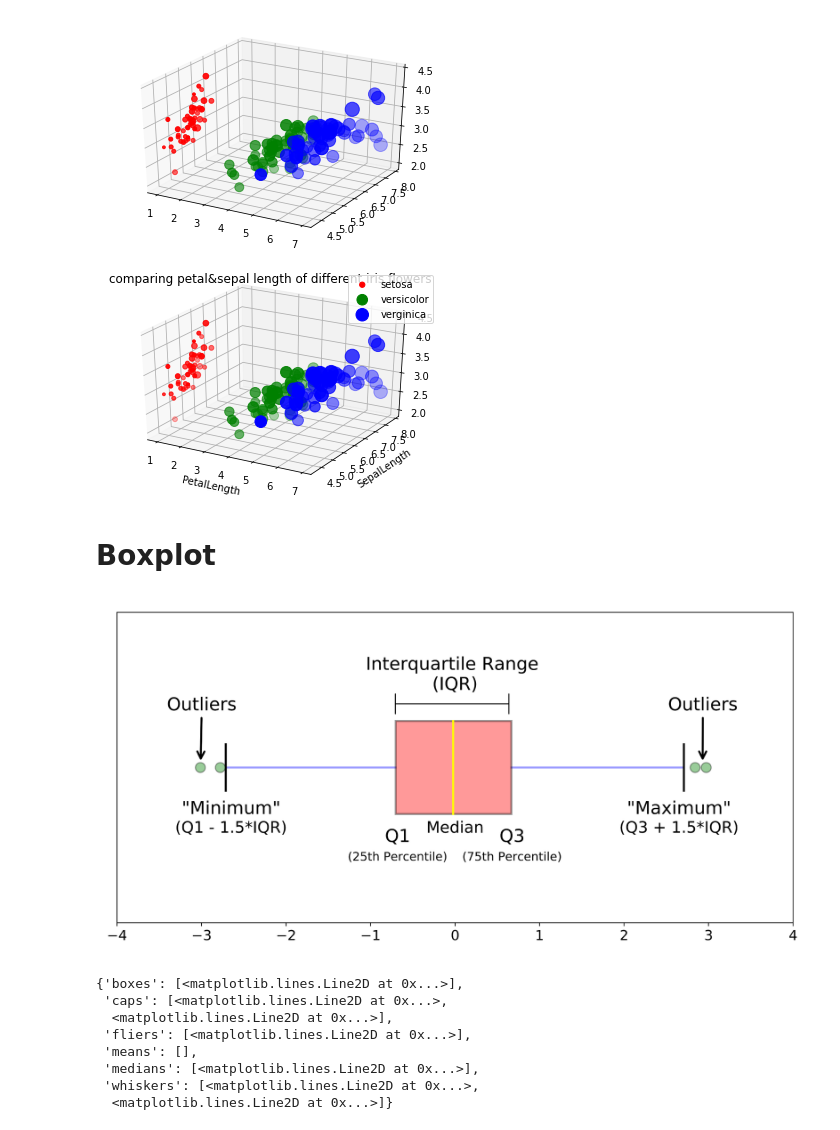
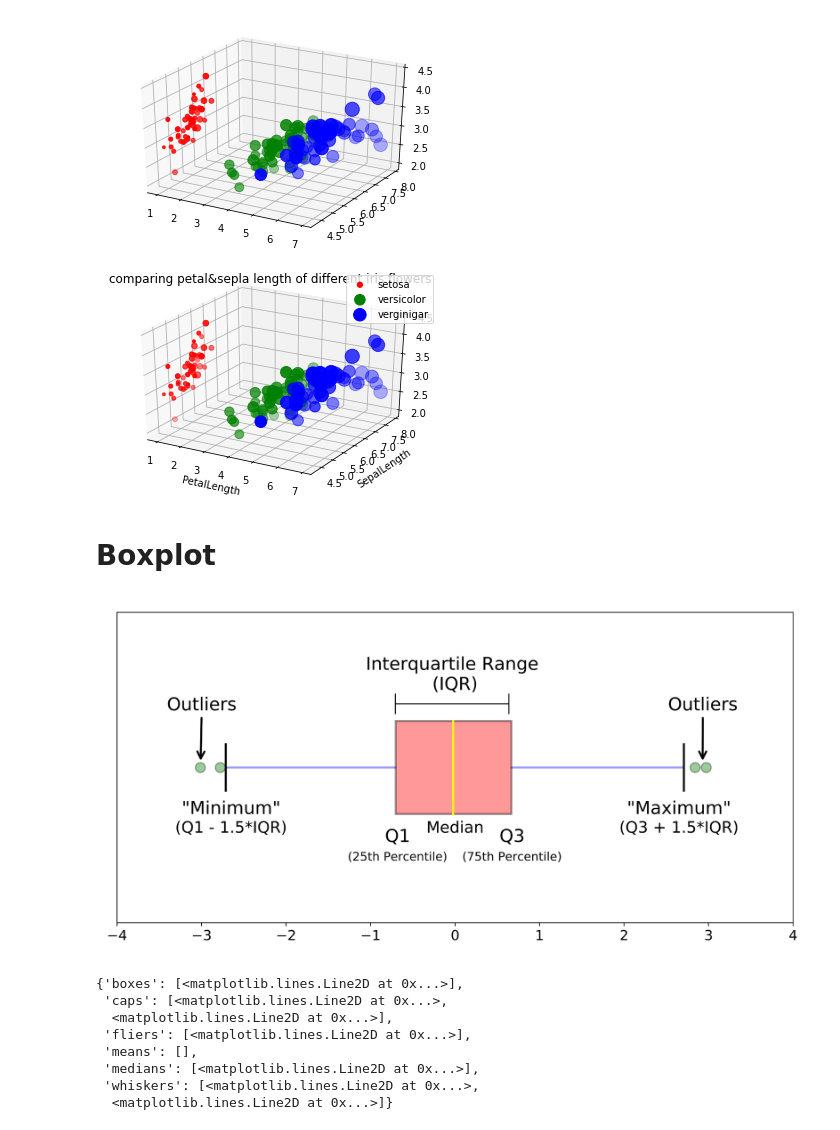
Before and after one commit to Chonthichasi/data_viz_2022, a Jupyter notebook: DataViz02_Data_Distribution.ipynb, the cells around one changed output. Saved outputs shown, nothing was run; the diff lists cells and outputs as text; code cells hidden in the pictures.

```diff
--- a/DataViz02_Data_Distribution.ipynb
+++ b/DataViz02_Data_Distribution.ipynb
@@ -162,17 +159,17 @@ ax.scatter(df2['PetalLength'],df2['SepalLength'],df2['SepalWidth'],c=df2['Name']
 [figure]
 # %%
 ax = plt.axes(projection = "3d")
-ax.scatter(df2['PetalLength'][:50],df2['SepalLength'][:50],df2['SepalWidth'][:50],c=df2['Name'][:50],s=80*df2['PetalWidth'][:50],label='setosa')
+ax.scatter(df2['PetalLength'][:50],df2['SepalLength'][:50],df2['SepalWidth'][:50],c=df2['Name'][:50],s=80*df2['PetalWidth'][:50],label='setosa') # เห็นทั้งสามส่วน [:50] 50ดอกแรก setosa
 ax.scatter(df2['PetalLength'][50:100],df2['SepalLength'][50:100],df2['SepalWidth'][50:100],c=df2['Name'][50:100],s=80*df2['PetalWidth'][50:100],label='versicolor')
-ax.scatter(df2['PetalLength'][100:],df2['SepalLength'][100:],df2['SepalWidth'][100:],c=df2['Name'][100:],s=80*df2['PetalWidth'][100:],label='verginica')
-plt.legend()
-plt.xlabel('PetalLength')
-plt.ylabel('SepalLength')
-plt.title('comparing petal&sepal length of different iris flowers');
+ax.scatter(df2['PetalLength'][100:],df2['SepalLength'][100:],df2['SepalWidth'][100:],c=df2['Name'][100:],s=80*df2['PetalWidth'][100:],label='verginigar')
+plt.legend() # อธิบาย marker
+plt.xlabel('PetalLength') # เปลี่ยนชื่อแกน x
+plt.ylabel('SepalLength') # เปลี่ยนชื่อแกน y
+plt.title('comparing petal&sepla length of different iris flowers'); # plt.title  ตั้งชื่อกราฟ
 # %% [output]
-[figure, old version]
+[figure, new version]
 # %% [markdown]
 # Boxplot
 # %% [markdown]
-![1*2c21SkzJMf3frPXPAR_gZA-2.png](embedded-picture-1)
+![image.png](embedded-picture-1)
 # %%
```
Also changed, not shown: parts of 69 cells of this notebook.
